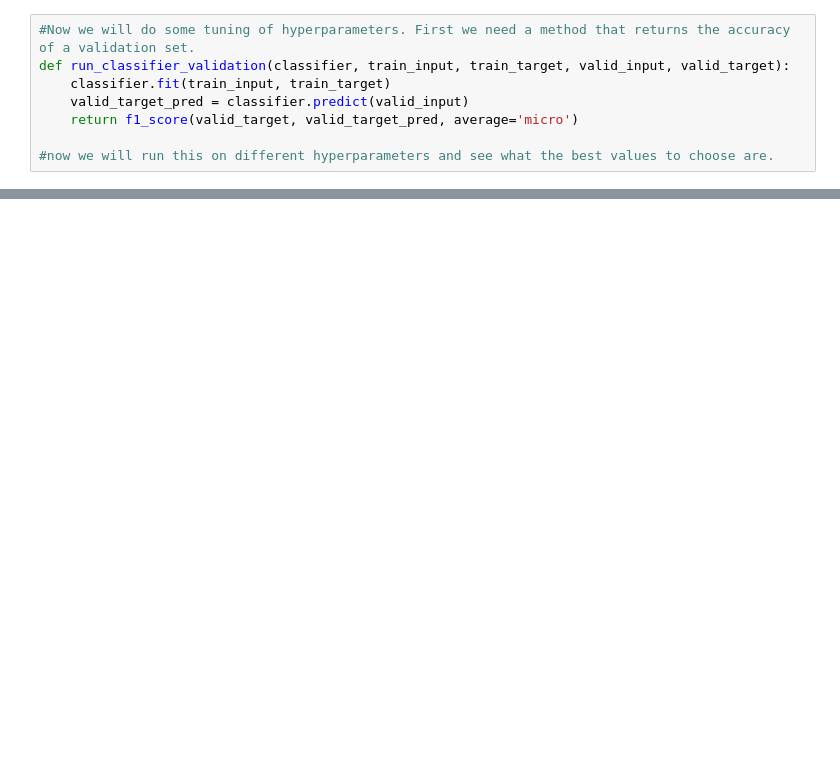
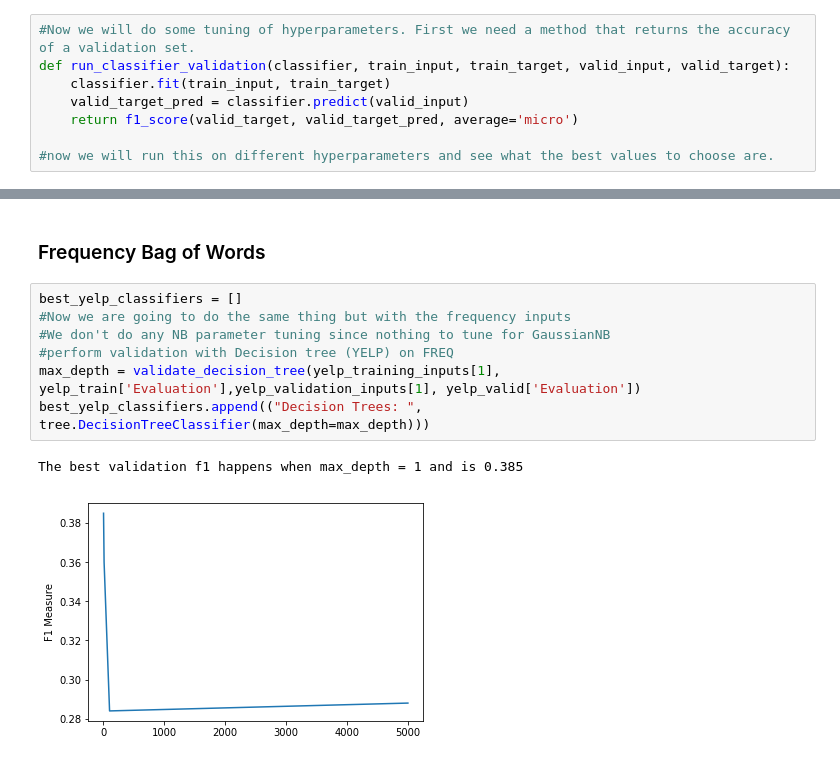
Before and after one commit to AsherWright/COMP511-machine-learning, a Jupyter notebook: Assignment 3/Assignment 3.ipynb, the cells around one changed output, grey strips where cells are left out. Drawn from its saved outputs; the diff is of its cells as text; blank space fills up the shorter version.

```diff
--- a/Assignment 3/Assignment 3.ipynb
+++ b/Assignment 3/Assignment 3.ipynb
@@ -379,0 +393,12 @@ The best validation f1 happens when params = (0.0005, 1, 0.30000000000000004) an
+# %% [markdown]
+### Frequency Bag of Words
+# %%
+best_yelp_classifiers = []
+#Now we are going to do the same thing but with the frequency inputs
+#We don't do any NB parameter tuning since nothing to tune for GaussianNB
+#perform validation with Decision tree (YELP) on FREQ
+max_depth = validate_decision_tree(yelp_training_inputs[1], yelp_train['Evaluation'],yelp_validation_inputs[1], yelp_valid['Evaluation'])
+best_yelp_classifiers.append(("Decision Trees: ", tree.DecisionTreeClassifier(max_depth=max_depth)))
+# %% [output]
+The best validation f1 happens when max_depth = 1 and is 0.385
+[figure, added]
```
Also changed, not shown: parts of 30 cells of this notebook.
